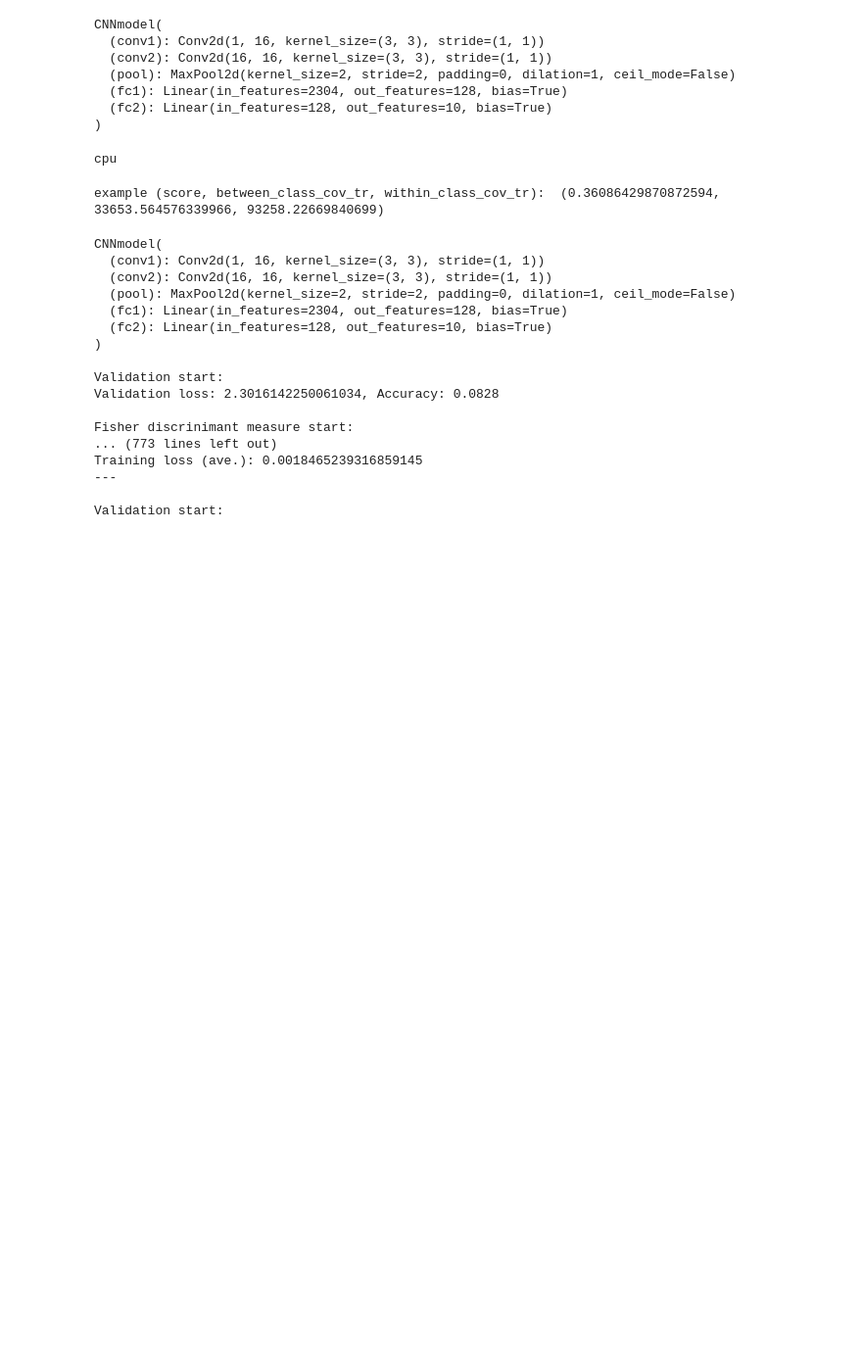
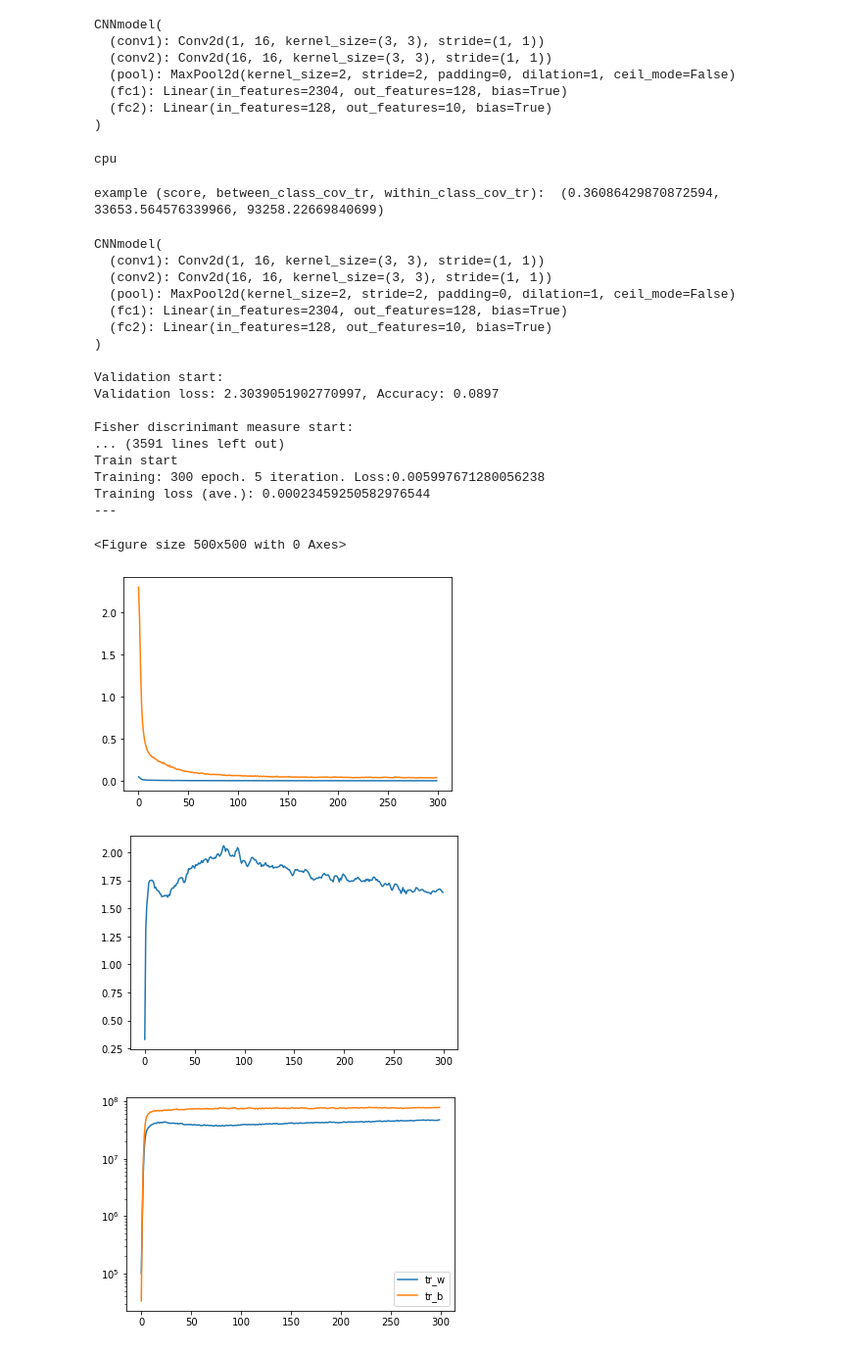
Before and after one commit to ugo-nama-kun/fisher_ratio, a Jupyter notebook: fisher_ratio.ipynb, the cells around one changed output. Shown at 98% size. Drawn from its saved outputs; the diff is of its cells as text; code cells hidden in the pictures; blank space fills up the shorter version.

```diff
--- a/fisher_ratio.ipynb
+++ b/fisher_ratio.ipynb
@@ -176,11 +176,13 @@ print("example (score, between_class_cov_tr, within_class_cov_tr): ", fisher_des
 # %% [output]
 example (score, between_class_cov_tr, within_class_cov_tr):  (0.36086429870872594, 33653.564576339966, 93258.22669840699)
 # %%
-from sklearn.discriminant_analysis import LinearDiscriminantAnalysis
+# from sklearn.discriminant_analysis import LinearDiscriminantAnalysis
+# embed = LinearDiscriminantAnalysis(n_components=2)
+
+from sklearn.manifold import TSNE
+embed = TSNE(n_components=2, init="pca", random_state=0)
 
 fig = plt.figure(figsize=(5, 5), dpi=100)
-
-lda = LinearDiscriminantAnalysis(n_components=2)
 
 #ネットワーク構造の構築
 net = CNNmodel().to(device)
@@ -227,7 +229,10 @@ for e in range(epoch):
 
     x = net.last_feature.numpy()
 
-    X_r = lda.fit(x, y_display).transform(x)
+    if isinstance(embed, LinearDiscriminantAnalysis):
+        X_r = embed.fit(x, y_display).transform(x)
+    elif isinstance(embed, TSNE):
+        X_r = embed.fit_transform(x)
 
     cmap = plt.get_cmap("tab10")
 
@@ -238,7 +243,7 @@ for e in range(epoch):
     plt.legend([str(i) for i in range(10)], loc='upper right')
     plt.xlim([-20, 20])
     plt.ylim([-20, 20])
-    fig.savefig(f"img_{e}.png")
+    fig.savefig(f"img_tsne_{e}.png")
     plt.axis("off")
     plt.clf()
 
@@ -278,20 +283,26 @@ CNNmodel(
 )
 
 Validation start:
-Validation loss: 2.3016142250061034, Accuracy: 0.0828
+Validation loss: 2.3039051902770997, Accuracy: 0.0897
 
 Fisher discrinimant measure start:
-... (773 lines left out)
-Training loss (ave.): 0.0018465239316859145
+... (3591 lines left out)
+Train start
+Training: 300 epoch. 5 iteration. Loss:0.005997671280056238
+Training loss (ave.): 0.00023459250582976544
 ---
-
-Validation start:
+<Figure size 500x500 with 0 Axes>
 # %%
-plt.plot(history["train_loss"])
-plt.plot(history["validation_loss"])
+plt.plot(history["train_loss"][:epoch])
+plt.plot(history["validation_loss"][:epoch])
 plt.show()
-plt.plot(history["fisher_score"])
+plt.plot(history["fisher_score"][:epoch])
 plt.show()
-plt.plot(history["tr_w"])
-plt.plot(history["tr_b"])
-plt.legend(["tr_w", "tr_b"])
+plt.plot(history["tr_w"][:epoch])
+plt.plot(history["tr_b"][:epoch])
+plt.legend(["tr_w", "tr_b"][:epoch])
+plt.yscale("log")
+# %% [output]
+[figure, added]
+[figure, added]
+[figure, added]
```
